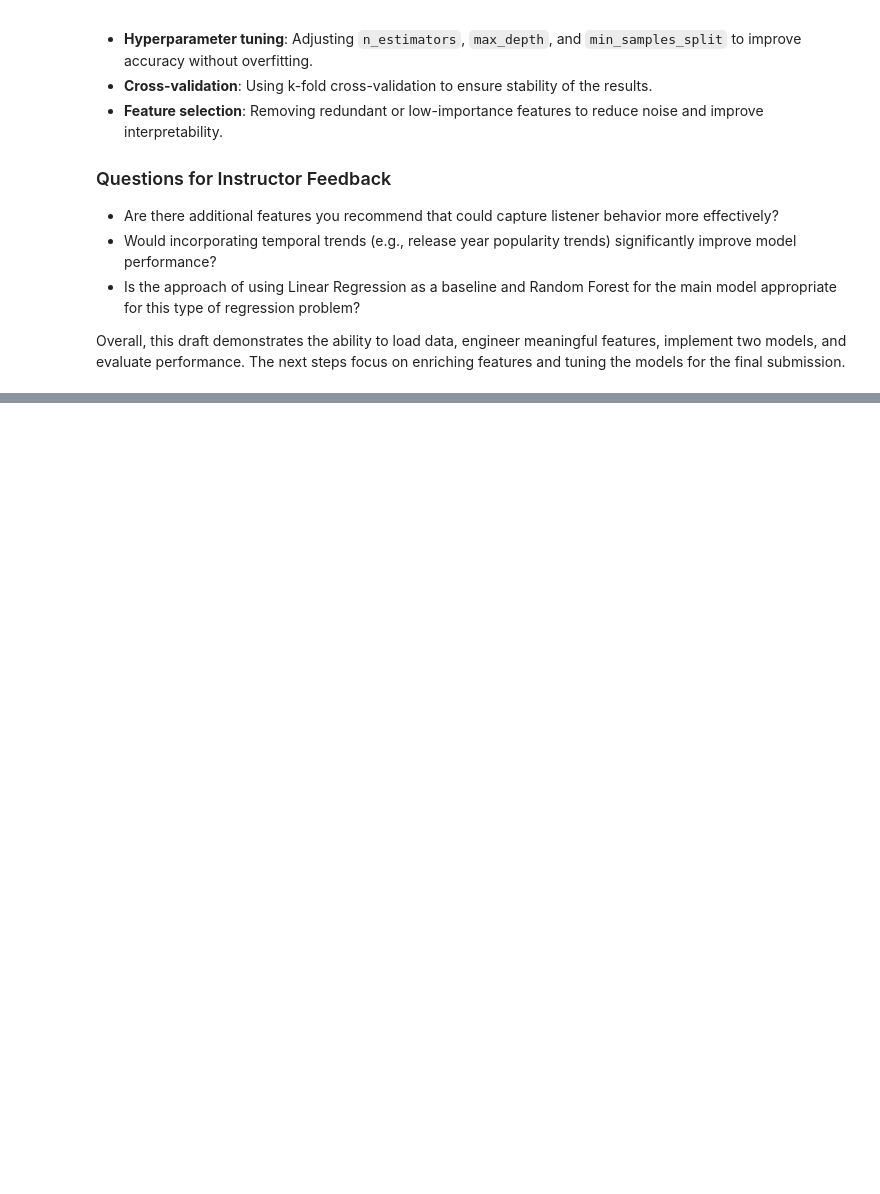
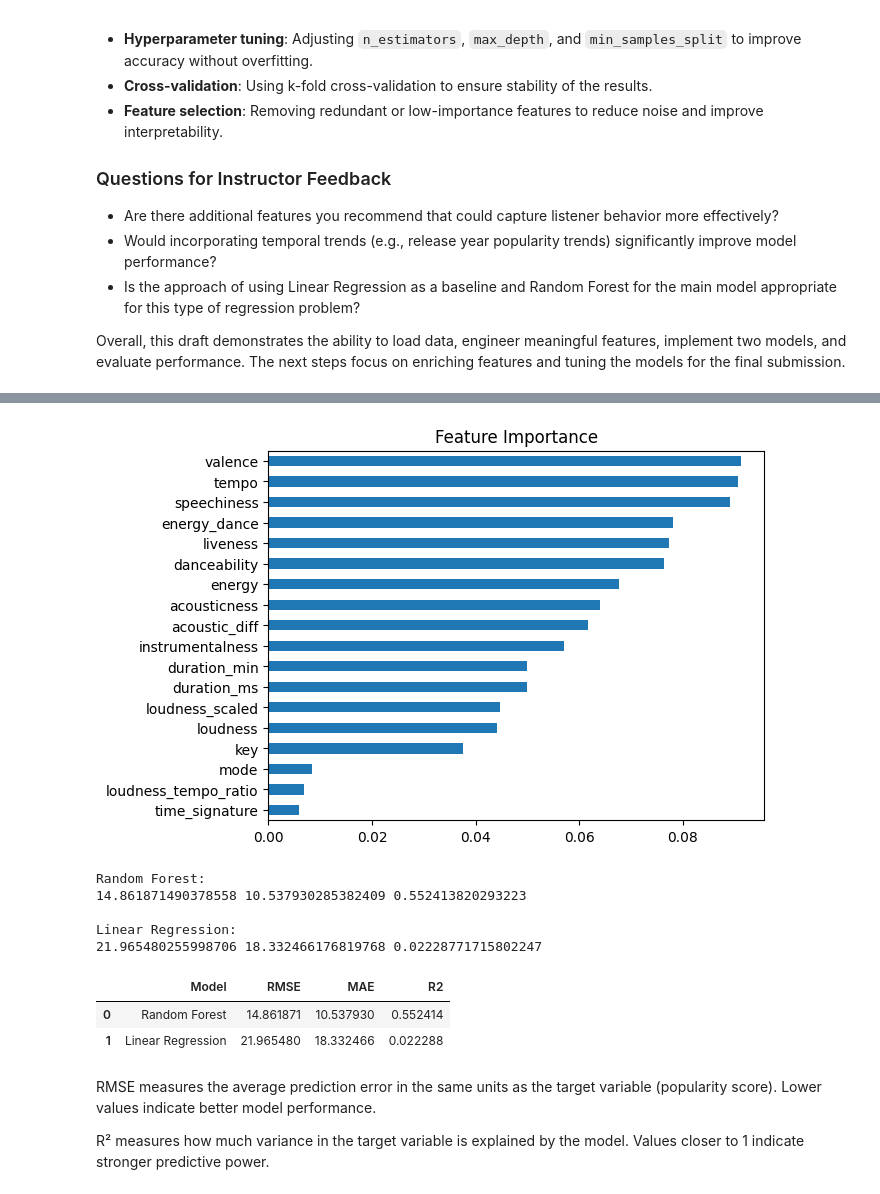
Before and after one commit to zf562cpqb9-pixel/SpotifyProject_repo, a Jupyter notebook: SpotifyProjectDraft.ipynb, the cells around one changed output, grey strips where cells are left out. Cells and saved outputs as stored; diff of their text form; code cells hidden in the pictures; blank space fills up the shorter version.

```diff
--- a/SpotifyProjectDraft.ipynb
+++ b/SpotifyProjectDraft.ipynb
@@ -171,3 +197,20 @@ The Random Forest model currently performs better than Linear Regression, but th
 - Is the approach of using Linear Regression as a baseline and Random Forest for the main model appropriate for this type of regression problem?
 
 Overall, this draft demonstrates the ability to load data, engineer meaningful features, implement two models, and evaluate performance. The next steps focus on enriching features and tuning the models for the final submission.
+# %%
+param_grid = {
+    'n_estimators': [100, 200],
+    'max_depth': [None, 20],
+    'min_samples_split': [2]
+}
+
+grid = GridSearchCV(
+    rf,
+    param_grid,
+    cv=2,
+    scoring='neg_mean_squared_error',
+    n_jobs=-1
+)
+
+grid.fit(X_train, y_train)
+best_rf = grid.best_estimator_
@@ -173,0 +243,54 @@ Overall, this draft demonstrates the ability to load data, engineer meaningful f
+# %%
+import pandas as pd
+
+importances = best_rf.feature_importances_
+feat_imp = pd.Series(importances, index=X.columns)
+
+feat_imp.sort_values().plot(kind='barh', title="Feature Importance")
+plt.show()
+# %% [output]
+[figure, added]
+# %%
+from sklearn.metrics import mean_squared_error, mean_absolute_error, r2_score
+import numpy as np
+
+# Random Forest metrics
+rf_rmse = np.sqrt(mean_squared_error(y_test, rf_preds))
+rf_mae = mean_absolute_error(y_test, rf_preds)
+rf_r2 = r2_score(y_test, rf_preds)
+
+# Linear Regression metrics
+lr_rmse = np.sqrt(mean_squared_error(y_test, lr_preds))
+lr_mae = mean_absolute_error(y_test, lr_preds)
+lr_r2 = r2_score(y_test, lr_preds)
+
+print("Random Forest:")
+print(rf_rmse, rf_mae, rf_r2)
+
+print("\nLinear Regression:")
+print(lr_rmse, lr_mae, lr_r2)
+# %% [output]
+Random Forest:
+14.861871490378558 10.537930285382409 0.552413820293223
+
+Linear Regression:
+21.965480255998706 18.332466176819768 0.02228771715802247
+# %%
+import pandas as pd
+
+results = pd.DataFrame({
+    "Model": ["Random Forest", "Linear Regression"],
+    "RMSE": [rf_rmse, lr_rmse],
+    "MAE": [rf_mae, lr_mae],
+    "R2": [rf_r2, lr_r2]
+})
+
+results
+# %% [output]
+|  | Model | RMSE | MAE | R2 |
+| 0 | Random Forest | 14.861871 | 10.537930 | 0.552414 |
+| 1 | Linear Regression | 21.965480 | 18.332466 | 0.022288 |
+# %% [markdown]
+RMSE measures the average prediction error in the same units as the target variable (popularity score). Lower values indicate better model performance.
+
+R² measures how much variance in the target variable is explained by the model. Values closer to 1 indicate stronger predictive power.
```
Also changed, not shown: parts of 16 cells of this notebook.
